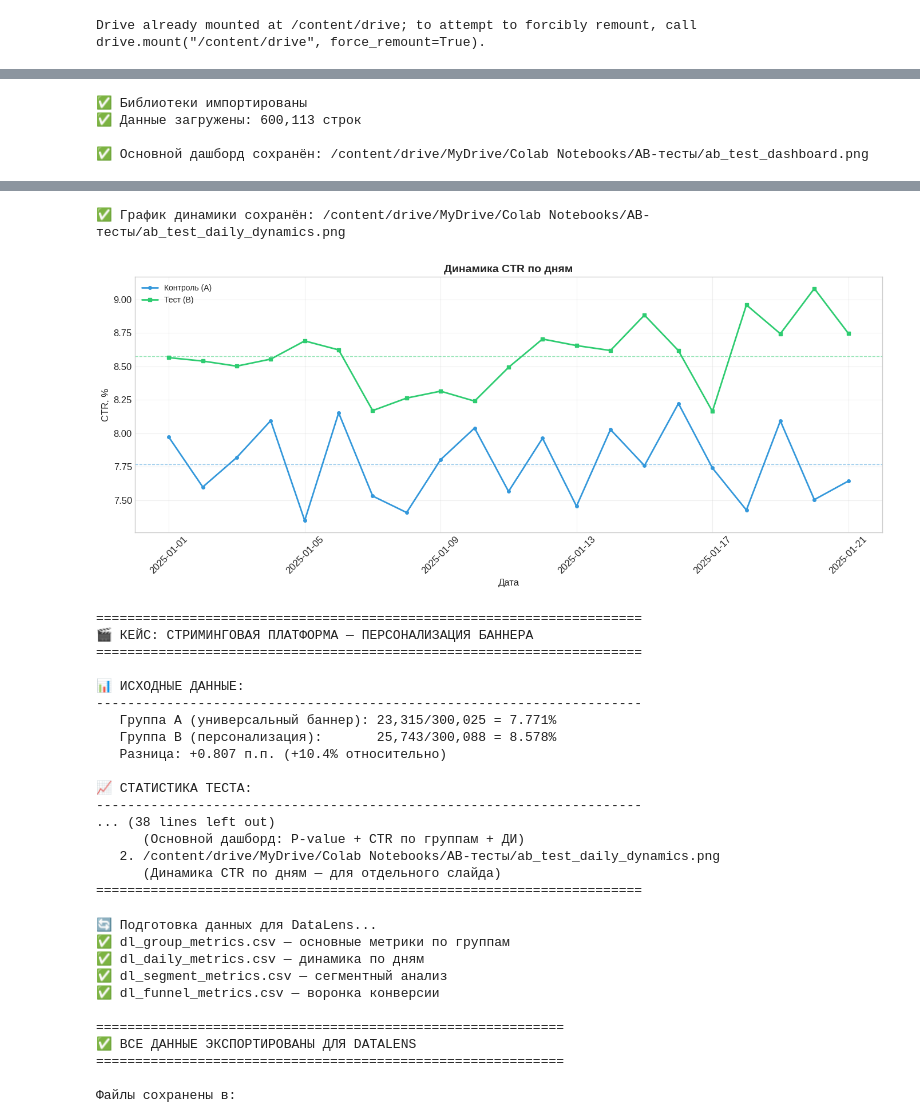
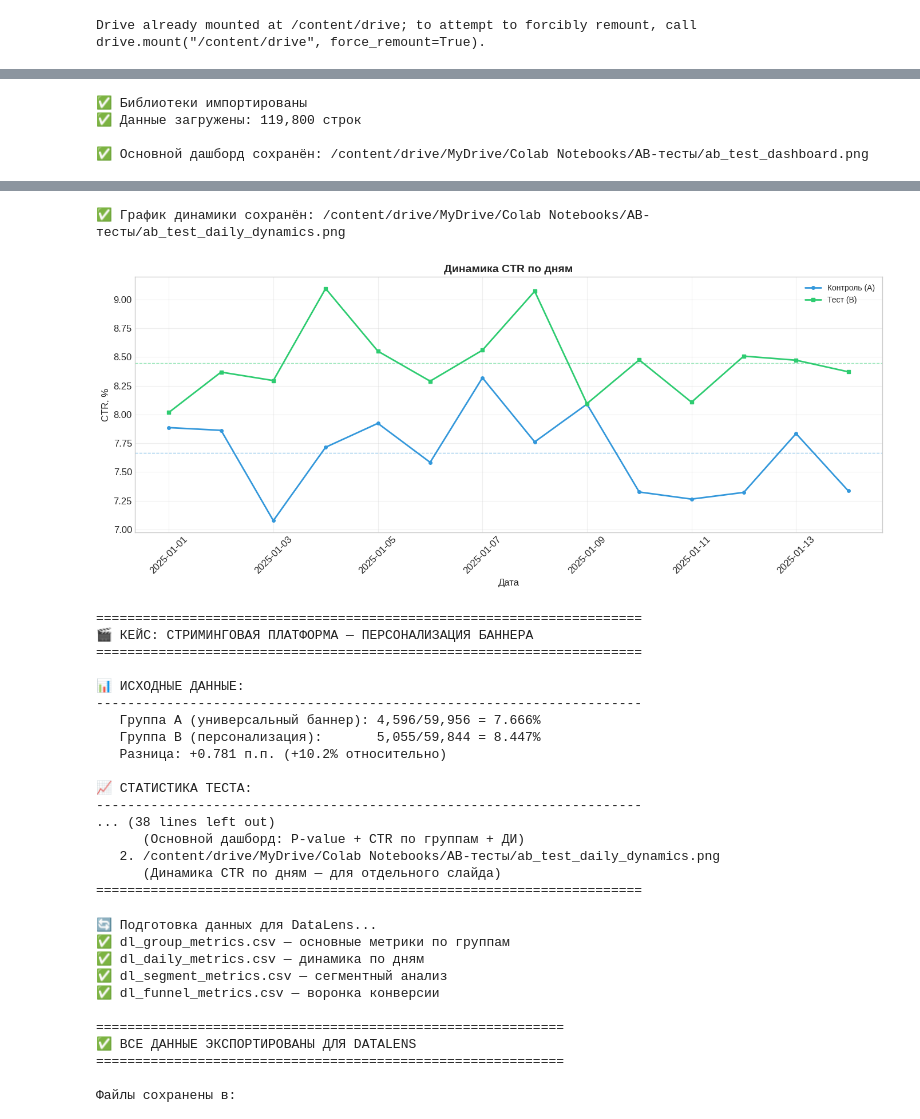
Before and after one commit to volkovik180-ai/A-B-test, a Jupyter notebook: ab_test_analysis.ipynb, the cells around one changed output, grey strips where cells are left out. Saved outputs shown, nothing was run; the diff lists cells and outputs as text; code cells hidden in the pictures.

```diff
--- a/ab_test_analysis.ipynb
+++ b/ab_test_analysis.ipynb
@@ -315,7 +315,7 @@ print("✅ Библиотеки импортированы")
 # 📥 ЗАГРУЗКА ДАННЫХ
 # ============================================
 
-file_path = '/content/drive/MyDrive/Colab Notebooks/АВ-тесты/ab_test_logs.csv'
+file_path = '/content/drive/MyDrive/Colab Notebooks/АВ-тесты/ab_test_logs1.csv'
 df = pd.read_csv(file_path)
 
 print(f"✅ Данные загружены: {len(df):,} строк")
@@ -768,7 +768,7 @@ print("✅ Библиотеки импортированы")
 # 📥 ЗАГРУЗКА ДАННЫХ
 # ============================================
 
-file_path = '/content/drive/MyDrive/Colab Notebooks/АВ-тесты/ab_test_logs.csv'
+file_path = '/content/drive/MyDrive/Colab Notebooks/АВ-тесты/ab_test_logs1.csv'
 df = pd.read_csv(file_path)
 
 print(f"✅ Данные загружены: {len(df):,} строк")
@@ -833,9 +833,10 @@ y_zoom = stats.norm.pdf(x_zoom, 0, 1)
 fig1 = plt.figure(figsize=(16, 12))
 gs = plt.GridSpec(2, 2, figure=fig1, hspace=0.35, wspace=0.3)
 
+"""
 # ===== ГРАФИК 1: Распределение и P-value (на всю ширину сверху) =====
 ax1 = fig1.add_subplot(gs[0, :])
-ax1.plot(x_zoom, y_zoom, 'b-', linewidth=2, label='H₀: Стандартное нормальное распределение')
+ax1.plot(x_zoom, y_zoom, 'b-', linewidth=2, label='H0: Стандартное нормальное распределение')
 
 if z_abs > 4:
     ax1.axvline(z_stat, color='red', linestyle='--', linewidth=2,
@@ -858,11 +859,51 @@ ax1.axvline(0, color='black', linestyle='-', linewidth=0.5, alpha=0.5)
 
 ax1.set_xlabel('Z-значение', fontsize=12)
 ax1.set_ylabel('Плотность вероятности', fontsize=12)
-ax1.set_title('Визуализация P-value для Z-теста\n(Двусторонний тест: H₁: CTR_B ≠ CTR_A)',
+ax1.set_title('Визуализация P-value для Z-теста\n(Двусторонний тест: H1: CTR_B ≠ CTR_A)',
               fontsize=14, fontweight='bold')
 ax1.legend(loc='upper left', fontsize=10)
 ax1.grid(True, alpha=0.3)
 ax1.set_xlim(-x_limit, x_limit)
+"""
+
+# ===== ГРАФИК 1: Распределение и P-value =====
+ax1 = fig1.add_subplot(gs[0, :])
+
+# Кривая распределения с ПРАВИЛЬНЫМ label для H₀
+ax1.plot(x_zoom, y_zoom, 'b-', linewidth=2, label='H0: CTR_B = CTR_A')
+
+if z_abs > 4:
+    ax1.axvline(z_stat, color='red', linestyle='--', linewidth=2,
+                label=f'Z-статистика = {z_stat:.4f}')
+    ax1.axvline(-z_stat, color='red', linestyle='--', linewidth=2)
+    ax1.text(0, max(y_zoom) * 0.5, f'P-value < 0.0001\n(Z = {z_stat:.2f})',
+             fontsize=12, fontweight='bold', color='red', ha='center',
+             bbox=dict(boxstyle='round', facecolor='wheat', alpha=0.7))
+else:
+    ax1.fill_between(x_zoom, y_zoom, where=(x_zoom >= z_abs), alpha=0.3, color='red')
+    ax1.fill_between(x_zoom, y_zoom, where=(x_zoom <= -z_abs), alpha=0.3, color='red')
+    ax1.text(z_abs + 0.2, max(y_zoom) * 0.8, f'P-value\n{p_value:.4f}',
+             fontsize=12, fontweight='bold', color='red', ha='left',
+             bbox=dict(boxstyle='round', facecolor='wheat', alpha=0.7))
+
+# Критические значения
+ax1.axvline(stats.norm.ppf(0.975), color='green', linestyle=':', linewidth=2,
+            label=f'Критическое значение (α=0.05)')
+ax1.axvline(-stats.norm.ppf(0.975), color='green', linestyle=':', linewidth=2)
+ax1.axvline(0, color='black', linestyle='-', linewidth=0.5, alpha=0.5)
+
+# Подписи и заголовок
+ax1.set_xlabel('Z-значение', fontsize=12)
+ax1.set_ylabel('Плотность вероятности', fontsize=12)
+ax1.set_title('Визуализация P-value для Z-теста\n(Двусторонний тест: H1: CTR_B ≠ CTR_A)',
+              fontsize=14, fontweight='bold')
+ax1.legend(loc='upper left', fontsize=10)
+ax1.grid(True, alpha=0.3)
+ax1.set_xlim(-x_limit, x_limit)
+
+
+
+
 
 # ===== ГРАФИК 2: CTR по группам =====
 ax2 = fig1.add_subplot(gs[1, 0])
@@ -1051,6 +1092,6 @@ print(f"      (Динамика CTR по дням — для отдельног
 print("=" * 70)
 # %% [output]
 ✅ Библиотеки импортированы
-✅ Данные загружены: 600,113 строк
+✅ Данные загружены: 119,800 строк
 
 ✅ Основной дашборд сохранён: /content/drive/MyDrive/Colab Notebooks/АВ-тесты/ab_test_dashboard.png
@@ -1058,14 +1099,14 @@ print("=" * 70)
 ✅ График динамики сохранён: /content/drive/MyDrive/Colab Notebooks/АВ-тесты/ab_test_daily_dynamics.png
-[figure, old version]
+[figure, new version]
 ======================================================================
 🎬 КЕЙС: СТРИМИНГОВАЯ ПЛАТФОРМА — ПЕРСОНАЛИЗАЦИЯ БАННЕРА
 ======================================================================
 
 📊 ИСХОДНЫЕ ДАННЫЕ:
 ----------------------------------------------------------------------
-   Группа A (универсальный баннер): 23,315/300,025 = 7.771%
-   Группа B (персонализация):       25,743/300,088 = 8.578%
-   Разница: +0.807 п.п. (+10.4% относительно)
+   Группа A (универсальный баннер): 4,596/59,956 = 7.666%
+   Группа B (персонализация):       5,055/59,844 = 8.447%
+   Разница: +0.781 п.п. (+10.2% относительно)
 
 📈 СТАТИСТИКА ТЕСТА:
 ----------------------------------------------------------------------
```
Also changed, not shown: parts of 4 cells of this notebook.
